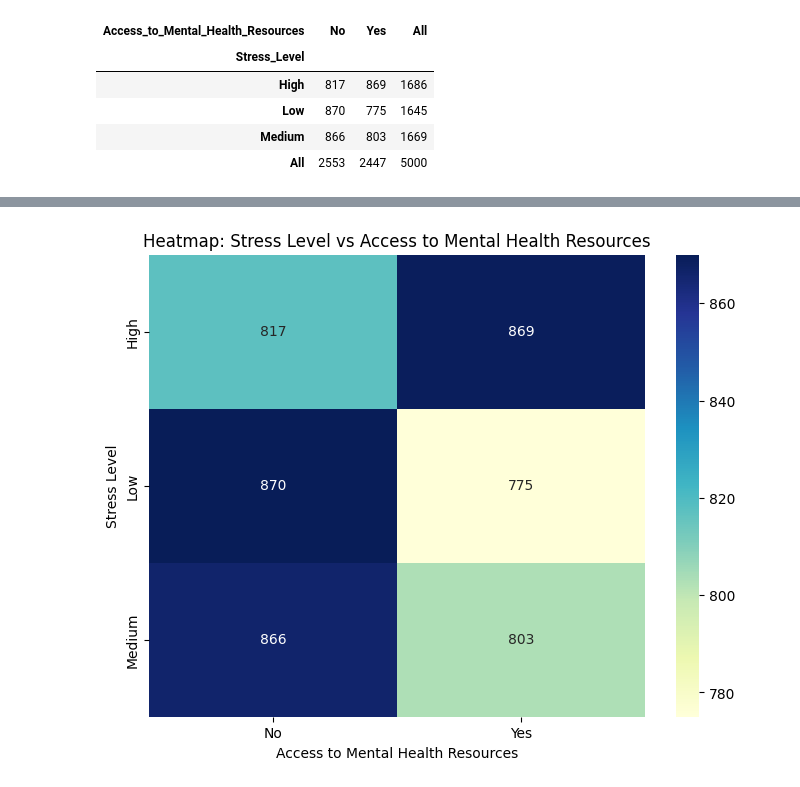
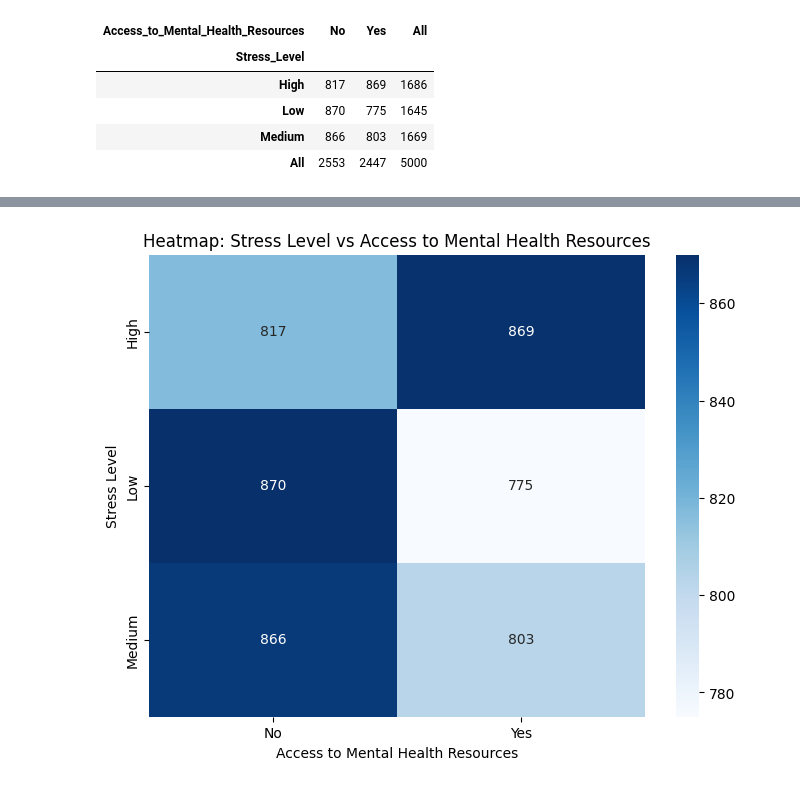
Before and after one commit to patrii10/EDA_Patricia_Diez, a Jupyter notebook: EDA_Entrega/src/notebooks/resultados_finales.ipynb, the cells around one changed output, grey strips where cells are left out. Cells and saved outputs as stored; diff of their text form; code cells hidden in the pictures.

```diff
--- a/EDA_Entrega/src/notebooks/analisis_bivariante_V3.ipynb
+++ b/EDA_Entrega/src/notebooks/resultados_finales.ipynb
@@ -193,17 +154,13 @@ plt.show()
 # %% [output]
 [figure]
 # %%
-# Convertimos Social_Isolation_Rating a numérico
-health['Social_Isolation_Rating'] = pd.to_numeric(health['Social_Isolation_Rating'], errors='coerce')
-
-# Agrupamos por Gender y calculamos la media
-isolation_gender = health.groupby('Gender')['Social_Isolation_Rating'].mean()
-
-# Gráfico de barras
-isolation_gender.plot(kind='bar', figsize=(8, 6), color='olive')
-plt.title('Gender vs Social Isolation Rating')
+isolation_gender = health.groupby(['Gender', 'Social_Isolation_Rating']).size().unstack(fill_value=0)
+isolation_gender.plot(kind='bar', figsize=(8, 6), colormap='coolwarm', alpha=0.7)
+plt.title('Social Isolation Rating by Gender')
 plt.xlabel('Gender')
-plt.ylabel('Average Social Isolation Rating')
+plt.ylabel('Count')
+plt.xticks(rotation=45)
+plt.legend(title='Social Isolation Rating',  bbox_to_anchor=(1.05, 1), loc='upper left')
 plt.grid(axis='y', linestyle='--', alpha=0.7)
 plt.show()
 # %% [output]
@@ -329,17 +238,11 @@ plt.show()
 # %%
-import seaborn as sns
-import matplotlib.pyplot as plt
-
-# Crear la tabla de frecuencias
 tabla_frecuencias = pd.crosstab(health['Stress_Level'], health['Access_to_Mental_Health_Resources'], margins=False)
-
-# Crear el heatmap
 plt.figure(figsize=(8, 6))
-sns.heatmap(tabla_frecuencias, annot=True, fmt="d", cmap="YlGnBu", cbar=True)
+sns.heatmap(tabla_frecuencias, annot=True, fmt="d", cmap="Blues", cbar=True)
 plt.title('Heatmap: Stress Level vs Access to Mental Health Resources')
 plt.xlabel('Access to Mental Health Resources')
 plt.ylabel('Stress Level')
 plt.show()
 # %% [output]
-[figure, old version]
+[figure, new version]
 # %%
```
Also changed, not shown: parts of 12 cells of this notebook, 3 other files.
